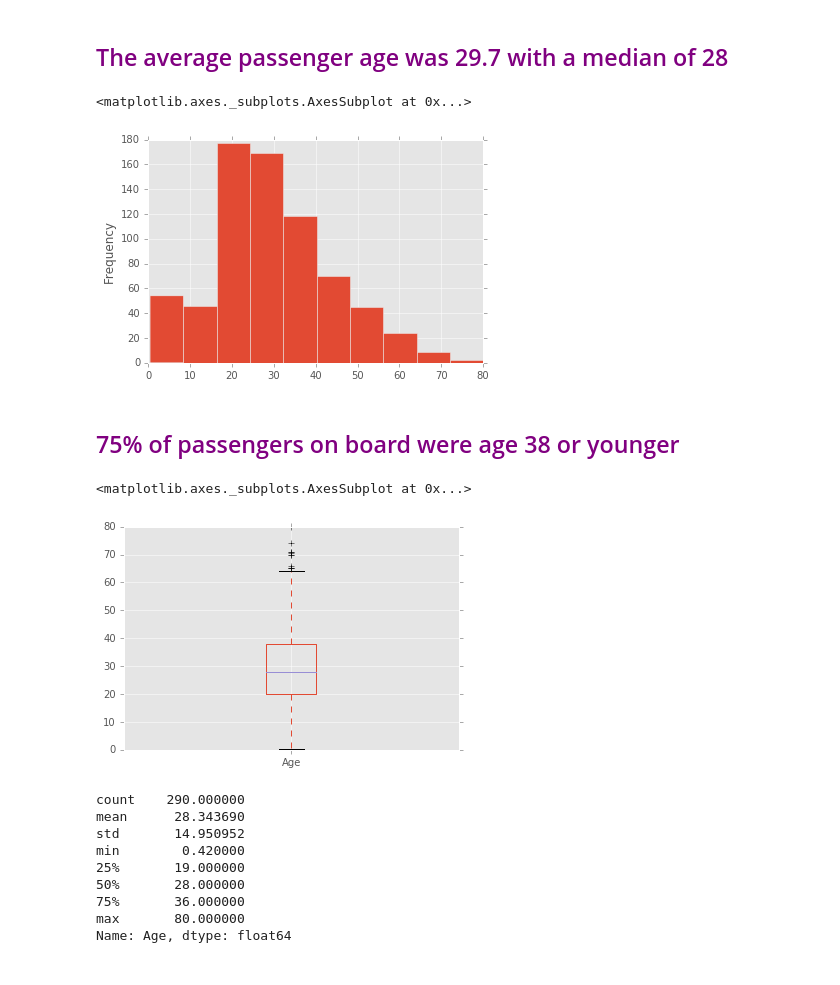
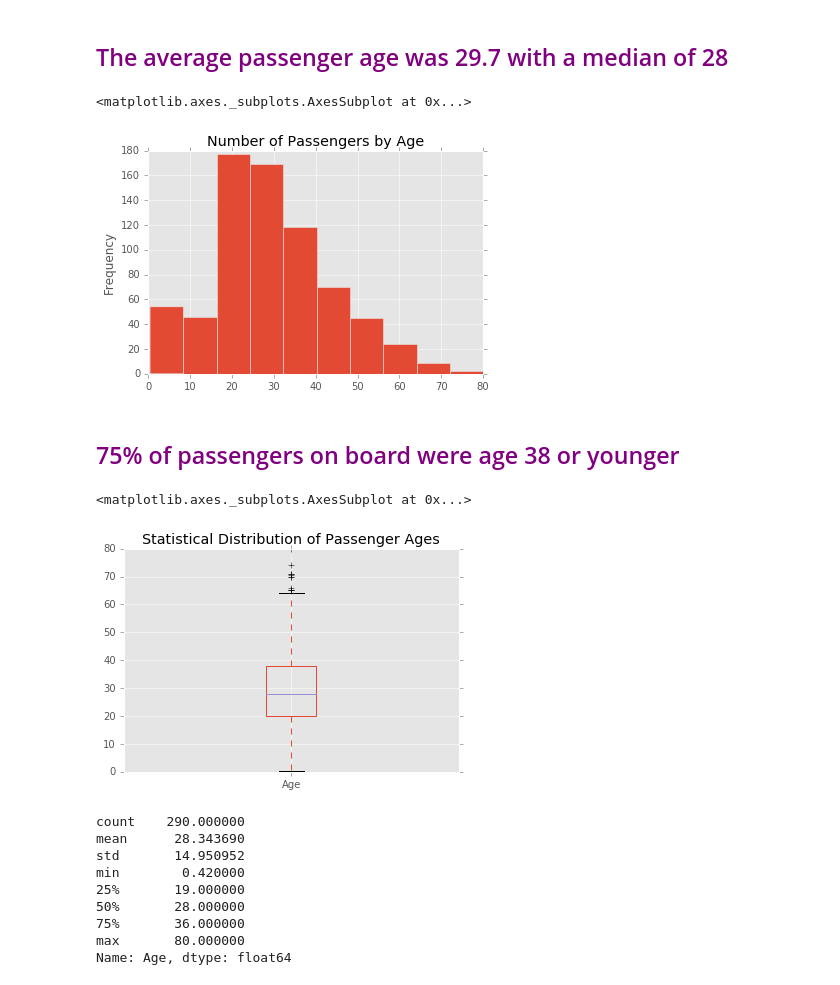
Before and after one commit to rdewolf127/Tinker-Python, a Jupyter notebook: Titanic.ipynb, the cells around one changed output. Drawn from its saved outputs; the diff is of its cells as text; code cells hidden in the pictures.

```diff
--- a/Titanic.ipynb
+++ b/Titanic.ipynb
@@ -53,6 +98,6 @@ import statsmodels.api as sm
 # %%
 #upload titanic data & get basic info
-titanic = pd.read_csv('C:/Users/ReneeD/Desktop/Kaggle/train.csv')
+titanic = pd.read_csv('../titanic_data.csv')
 print titanic.info()
 titanic.head()
 # %% [output]
@@ -273,4 +279,0 @@ passenger_survivor_counts.plot.bar()
-# %%
-#create new gender column to convert to number
-titanic['Sex2'] = titanic['Sex']
-titanic['Sex2'].head()
@@ -284,5 +279,0 @@ Name: Sex2, dtype: object
-# %%
-#Convert values to number for regression
-titanic.Sex2[titanic.Sex == 'female'] = 1
-titanic.Sex2[titanic.Sex == 'male'] = 2
-titanic.head()
@@ -372,18 +316,18 @@ print Passengers - Unavailable
 <h2 style='color:purple;'> The average passenger age was 29.7 with a median of 28</h2>
 # %%
 #plot the distribution of ages of passengers
-AGE_AVAILABLE['Age'].plot.hist()
+AGE_AVAILABLE['Age'].plot.hist(title='Number of Passengers by Age')
 # %% [output]
 <matplotlib.axes._subplots.AxesSubplot at 0x...>
-[figure, old version]
+[figure, new version]
 # %% [markdown]
 <h2 style='color:purple;'> 75% of passengers on board were age 38 or younger</h2>
 # %%
 #plot the distibution of ages of passengers.
-AGE_AVAILABLE['Age'].plot.box()
+AGE_AVAILABLE['Age'].plot.box(title='Statistical Distribution of Passenger Ages')
 # %% [output]
 <matplotlib.axes._subplots.AxesSubplot at 0x...>
-[figure, old version]
+[figure, new version]
 # %%
 #run stats on survivors where age was available
 SURVIVOR_AGE_AVAIL= AGE_AVAILABLE[(AGE_AVAILABLE['Survived'] == 1)]
```
Also changed, not shown: parts of 25 cells of this notebook.
